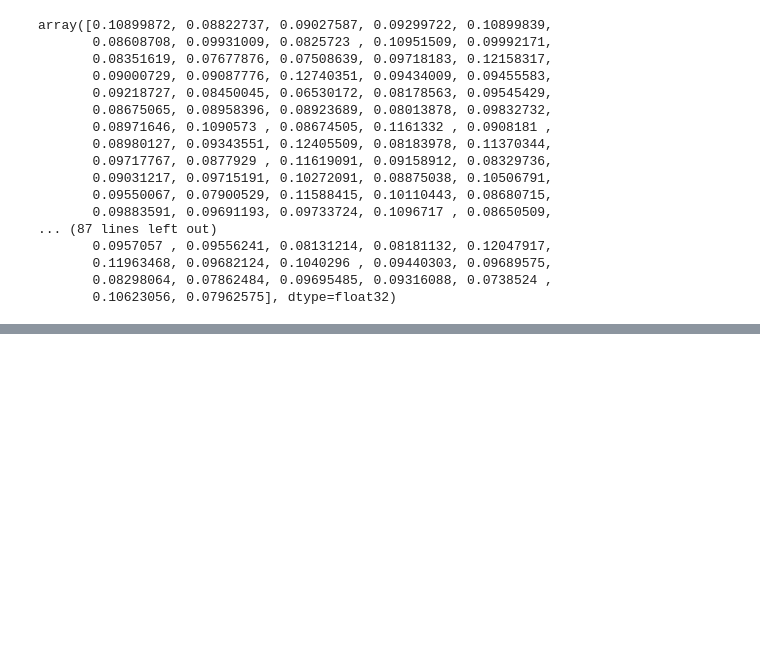
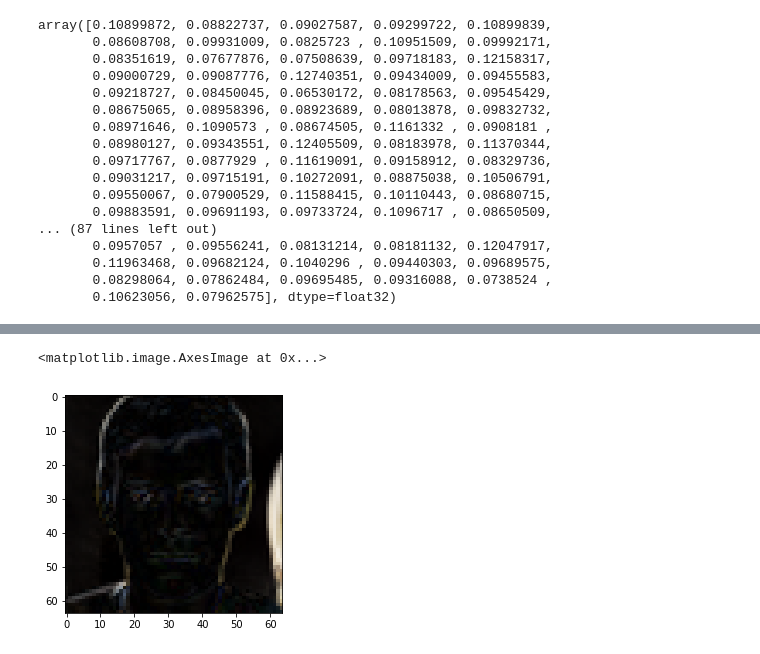
Before and after one commit to sachit-menon/stylegan-encoder, a Jupyter notebook: Untitled.ipynb, the cells around one changed output, grey strips where cells are left out. Cells and saved outputs as stored; diff of their text form; code cells hidden in the pictures; blank space fills up the shorter version.

Commit message:
normalized VGG-Face loss

```diff
--- a/Untitled.ipynb
+++ b/Untitled.ipynb
@@ -124,0 +159,24 @@ array([0.10899872, 0.08822737, 0.09027587, 0.09299722, 0.10899839,
+# %%
+def vggface_preprocess_input(x, version=1):
+    x_temp = tf.identity(x)
+
+    if version == 1:
+            x_temp = x_temp[..., ::-1]
+            x_temp = x_temp - tf.constant([93.5940, 104.7624, 129.1863], dtype='float32')
+
+    elif version == 2:
+            x_temp = x_temp[..., ::-1]
+            x_temp = x_temp - tf.constant([91.4953, 103.8827, 131.0912], dtype='float32')
+
+    else:
+        raise NotImplementedError
+
+    return x_temp
+
+from keras_vggface.vggface import VGGFace
+from keras.models import Model
+
+preprocessed_generated_image = vggface_preprocess_input(img,version=1)
+vgg_face = VGGFace(include_top=False, input_shape=(64, 64, 3))
+face_model = Model(vgg_face.input, [vgg_face.layers[i].output for i in range(18)])
+features = face_model(preprocessed_generated_image)
@@ -124,0 +186,11 @@ array([0.10899872, 0.08822737, 0.09027587, 0.09299722, 0.10899839,
+# %%
+features_np = tf.get_default_session().run(features)
+# %%
+mean_list = []
+for i in range(len(features_np)):
+  a = np.mean(features_np[i],axis=(1,2,3))
+  print(i,":",np.mean(a),np.std(a))
+  mean_list.append(np.mean(a))
+
+mean_list = np.array(mean_list)
+np.save('vggface_mean.npy',mean_list)
@@ -124,0 +257,8 @@ array([0.10899872, 0.08822737, 0.09027587, 0.09299722, 0.10899839,
+# %%
+img = tf.constant(image1,dtype='float32')
+preprocessed_generated_image = vggface_preprocess_input(img,version=1)
+vgg_face = VGGFace(include_top=False, input_shape=(64, 64, 3))
+face_model = Model(vgg_face.input, [vgg_face.layers[i].output for i in range(18)])
+features = face_model(preprocessed_generated_image)
+
+features_np = tf.get_default_session().run(features)
@@ -124,0 +296,5 @@ array([0.10899872, 0.08822737, 0.09027587, 0.09299722, 0.10899839,
+# %%
+plt.imshow(np.abs(features_np[0][0]/255-features_np[0][1]/255))
+# %% [output]
+<matplotlib.image.AxesImage at 0x...>
+[figure, added]
```
Also changed, not shown: parts of 8 cells of this notebook, 9 other files.
